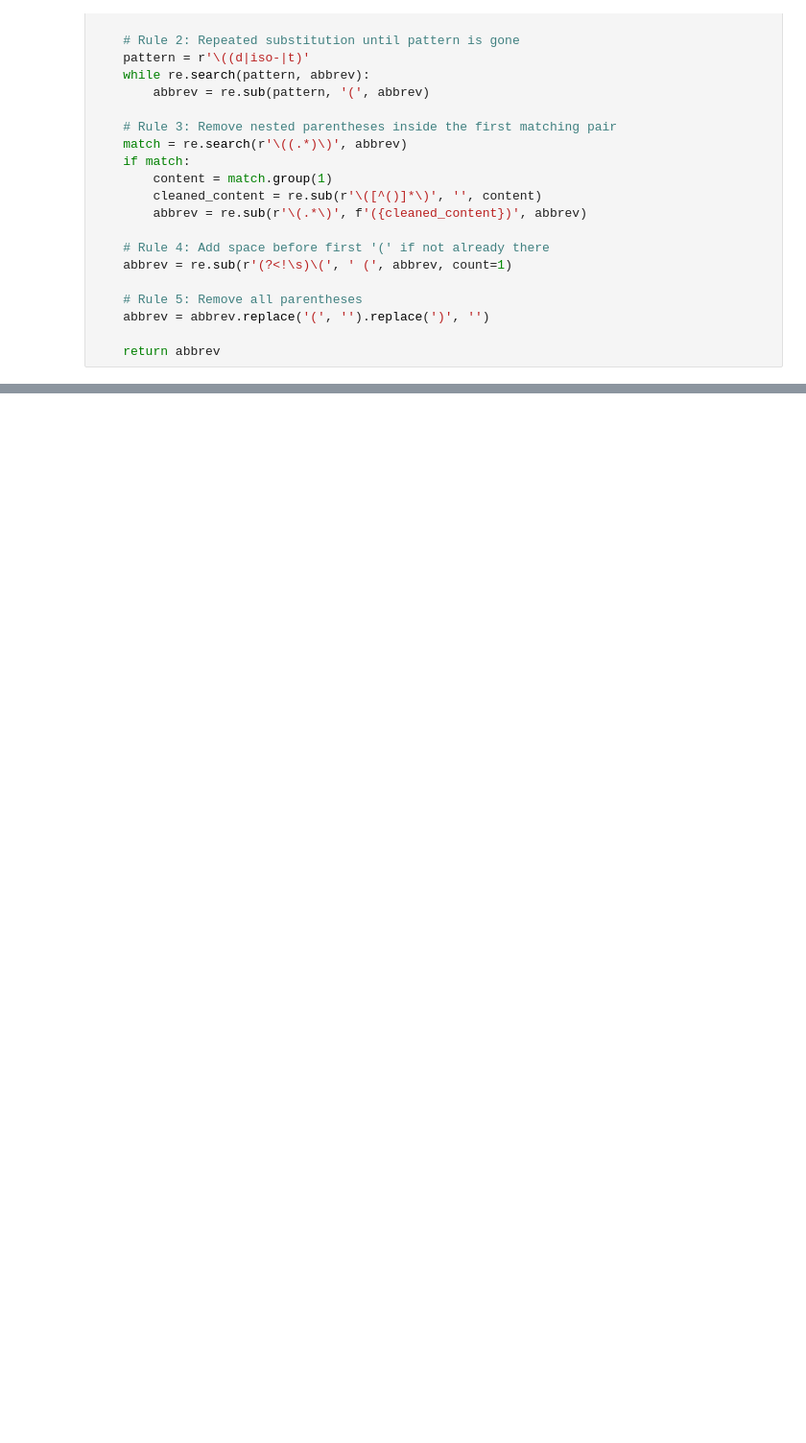
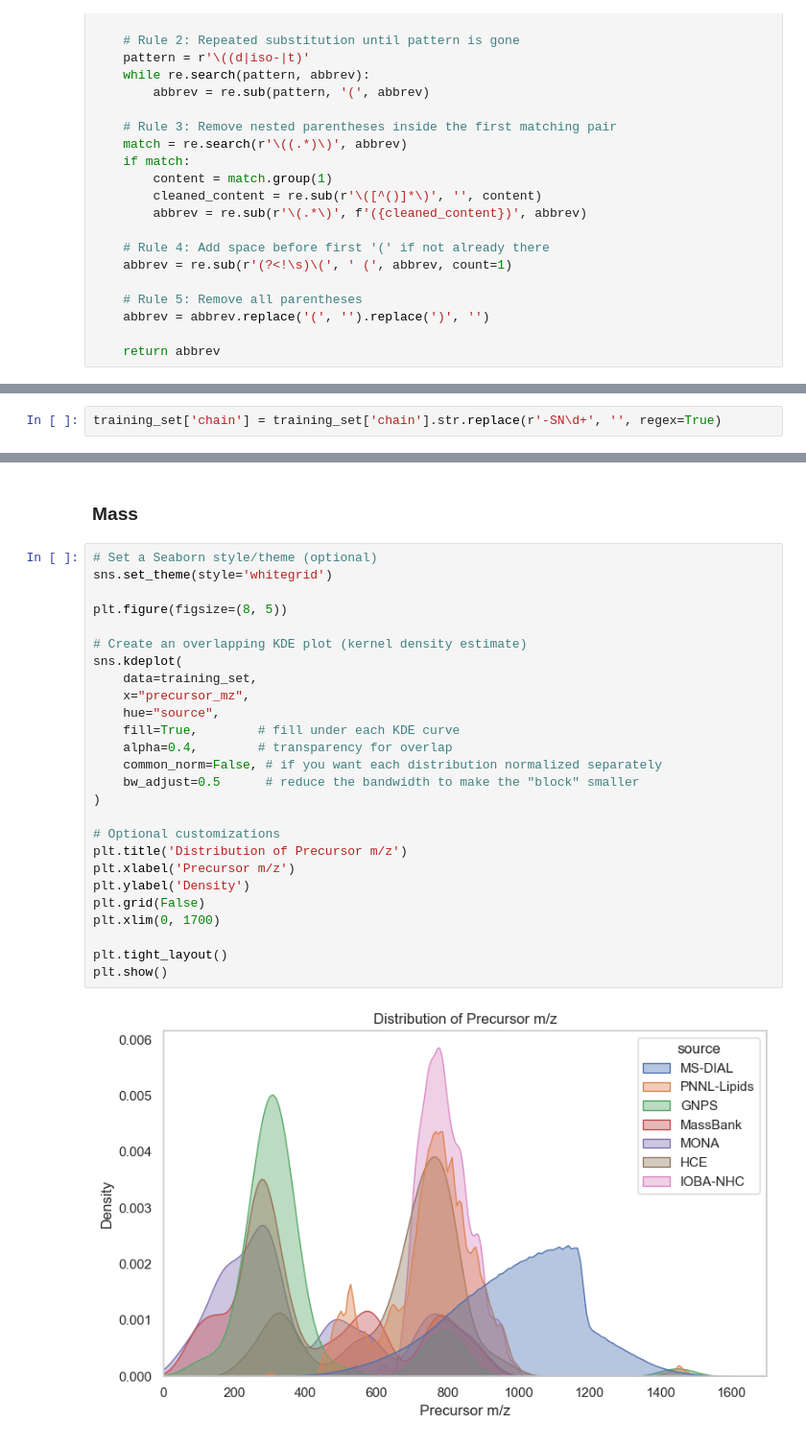
Before and after one commit to Bowen999/SLAM, a Jupyter notebook: datasets/only_lipid.ipynb, the cells around one changed output, grey strips where cells are left out. Shown: that part at 96% size. Drawn from its saved outputs; the diff is of its cells as text; blank space fills up the shorter version.

```diff
--- a/datasets/only_lipid.ipynb
+++ b/datasets/only_lipid.ipynb
@@ -221,0 +1059,2 @@ merged_lipids.to_csv('gnps_massbank_mona.csv', index=False)
+# %%
+training_set['chain'] = training_set['chain'].str.replace(r'-SN\d+', '', regex=True)
@@ -221,0 +1590,30 @@ merged_lipids.to_csv('gnps_massbank_mona.csv', index=False)
+# %% [markdown]
+### Mass
+# %%
+# Set a Seaborn style/theme (optional)
+sns.set_theme(style='whitegrid')
+
+plt.figure(figsize=(8, 5))
+
+# Create an overlapping KDE plot (kernel density estimate)
+sns.kdeplot(
+    data=training_set,
+    x="precursor_mz",
+    hue="source",
+    fill=True,        # fill under each KDE curve
+    alpha=0.4,        # transparency for overlap
+    common_norm=False, # if you want each distribution normalized separately
+    bw_adjust=0.5      # reduce the bandwidth to make the "block" smaller
+)
+
+# Optional customizations
+plt.title('Distribution of Precursor m/z')
+plt.xlabel('Precursor m/z')
+plt.ylabel('Density')
+plt.grid(False)
+plt.xlim(0, 1700)
+
+plt.tight_layout()
+plt.show()
+# %% [output]
+[figure, added]
```
Also changed, not shown: parts of 125 cells of this notebook.
